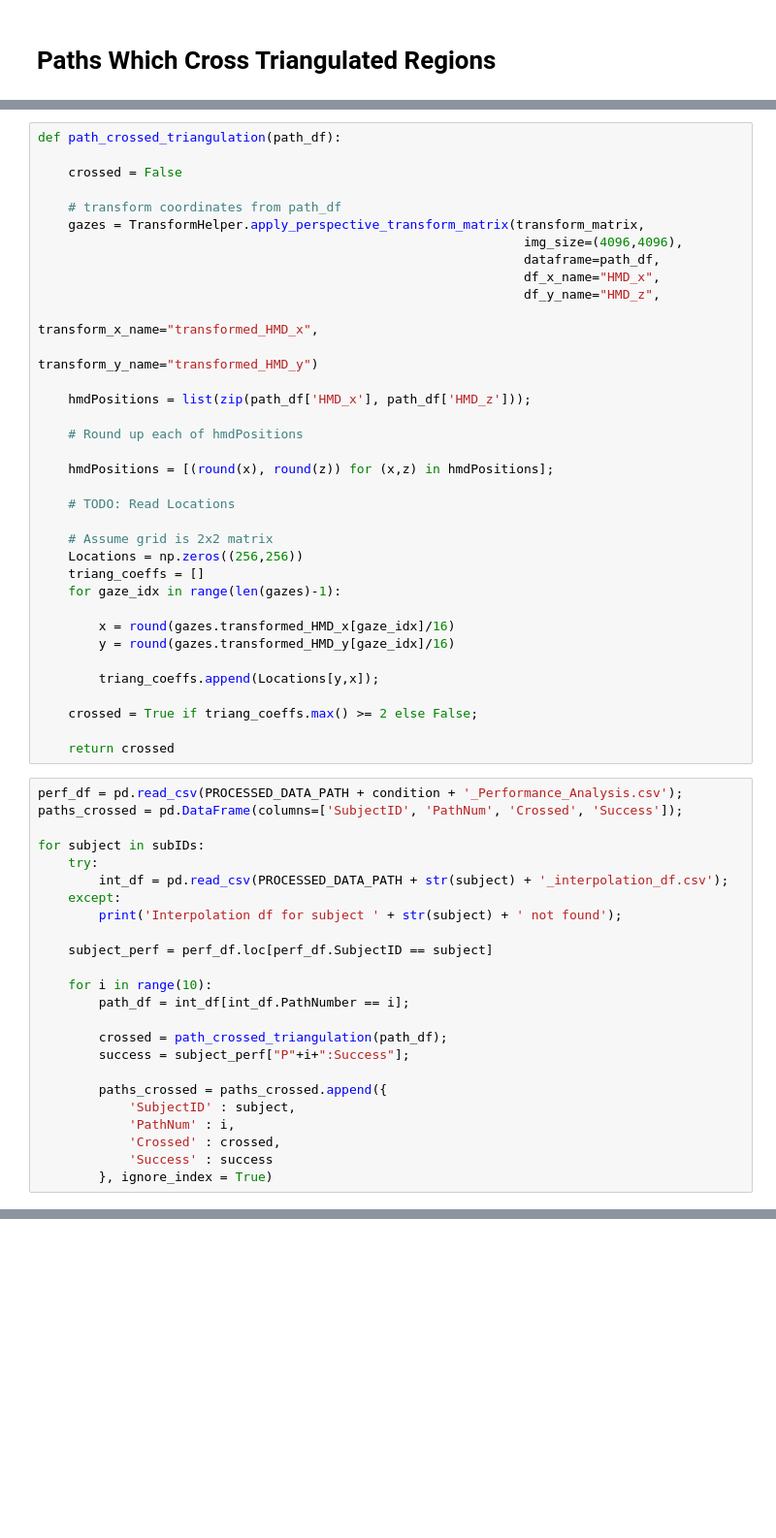
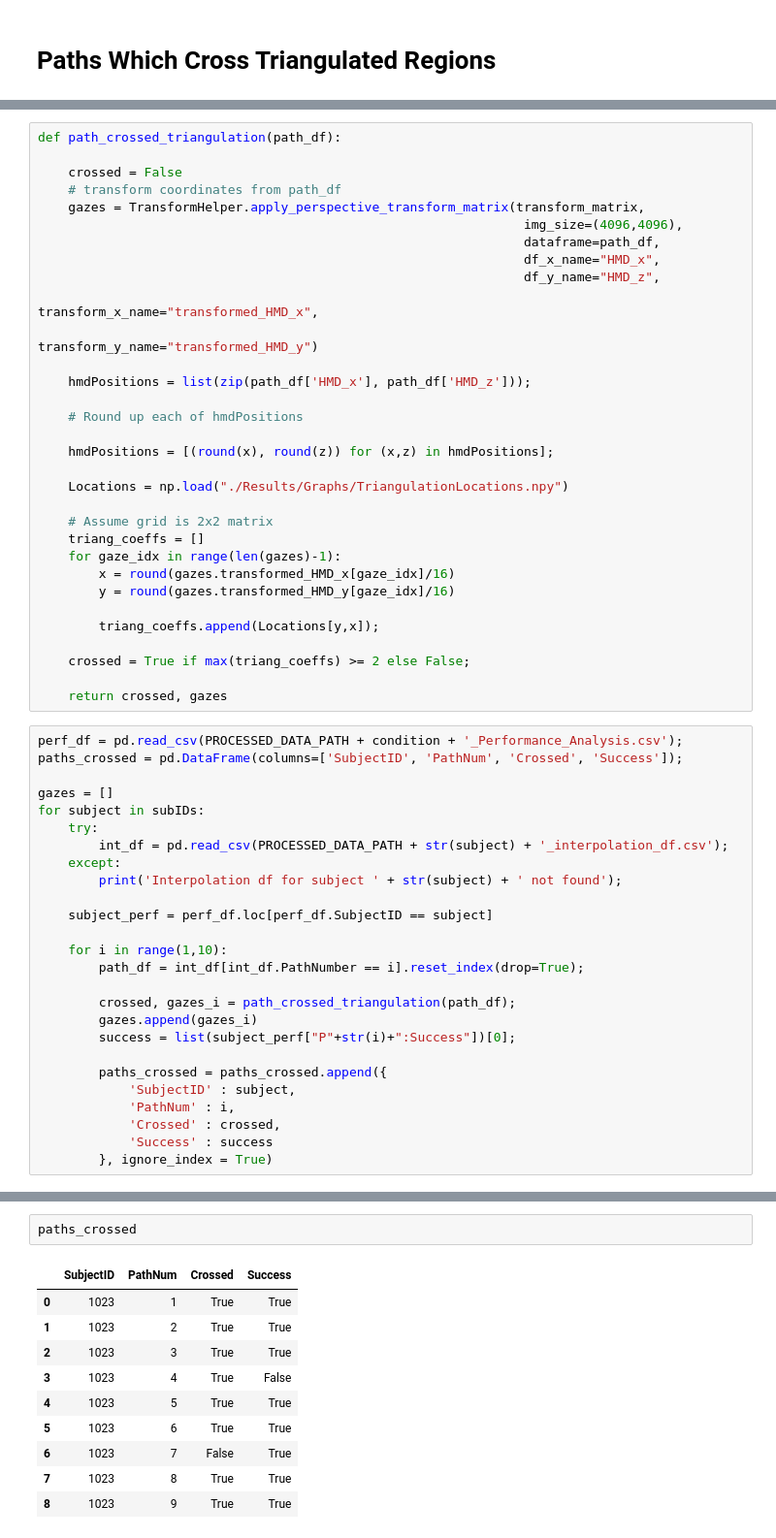
Before and after one commit to lucasessmann/GTA_ET, a Jupyter notebook: PathfindingGraphs.ipynb, the cells around one changed output, grey strips where cells are left out. Shown at 97% size. Drawn from its saved outputs; the diff is of its cells as text; blank space fills up the shorter version.

Commit message:
check performance against paths that crossed triangulation regions

```diff
--- a/PathfindingGraphs.ipynb
+++ b/PathfindingGraphs.ipynb
@@ -1133,7 +1150,6 @@ transform_matrix = transform_infos["perspective_transform_matrix"]
 def path_crossed_triangulation(path_df):
 
     crossed = False
-
     # transform coordinates from path_df
     gazes = TransformHelper.apply_perspective_transform_matrix(transform_matrix,
                                                                 img_size=(4096,4096),
@@ -1149,25 +1165,24 @@ def path_crossed_triangulation(path_df):
 
     hmdPositions = [(round(x), round(z)) for (x,z) in hmdPositions];
 
-    # TODO: Read Locations
+    Locations = np.load("./Results/Graphs/TriangulationLocations.npy")
 
     # Assume grid is 2x2 matrix
-    Locations = np.zeros((256,256))
     triang_coeffs = []
     for gaze_idx in range(len(gazes)-1):
-
         x = round(gazes.transformed_HMD_x[gaze_idx]/16)
         y = round(gazes.transformed_HMD_y[gaze_idx]/16)
 
         triang_coeffs.append(Locations[y,x]);
 
-    crossed = True if triang_coeffs.max() >= 2 else False;
+    crossed = True if max(triang_coeffs) >= 2 else False;
 
-    return crossed
+    return crossed, gazes
 # %%
 perf_df = pd.read_csv(PROCESSED_DATA_PATH + condition + '_Performance_Analysis.csv');
 paths_crossed = pd.DataFrame(columns=['SubjectID', 'PathNum', 'Crossed', 'Success']);
 
+gazes = []
 for subject in subIDs:
     try:
         int_df = pd.read_csv(PROCESSED_DATA_PATH + str(subject) + '_interpolation_df.csv');
@@ -1176,11 +1191,12 @@ for subject in subIDs:
 
     subject_perf = perf_df.loc[perf_df.SubjectID == subject]
 
-    for i in range(10):
-        path_df = int_df[int_df.PathNumber == i];
+    for i in range(1,10):
+        path_df = int_df[int_df.PathNumber == i].reset_index(drop=True);
 
-        crossed = path_crossed_triangulation(path_df);
-        success = subject_perf["P"+i+":Success"];
+        crossed, gazes_i = path_crossed_triangulation(path_df);
+        gazes.append(gazes_i)
+        success = list(subject_perf["P"+str(i)+":Success"])[0];
 
         paths_crossed = paths_crossed.append({
             'SubjectID' : subject,
@@ -1224,0 +1217,13 @@ path_df
+# %%
+paths_crossed
+# %% [output]
+|  | SubjectID | PathNum | Crossed | Success |
+| 0 | 1023 | 1 | True | True |
+| 1 | 1023 | 2 | True | True |
+| 2 | 1023 | 3 | True | True |
+| 3 | 1023 | 4 | True | False |
+| 4 | 1023 | 5 | True | True |
+| 5 | 1023 | 6 | True | True |
+| 6 | 1023 | 7 | False | True |
+| 7 | 1023 | 8 | True | True |
+| 8 | 1023 | 9 | True | True |
```
Also changed, not shown: parts of 7 cells of this notebook, 2 other files.
